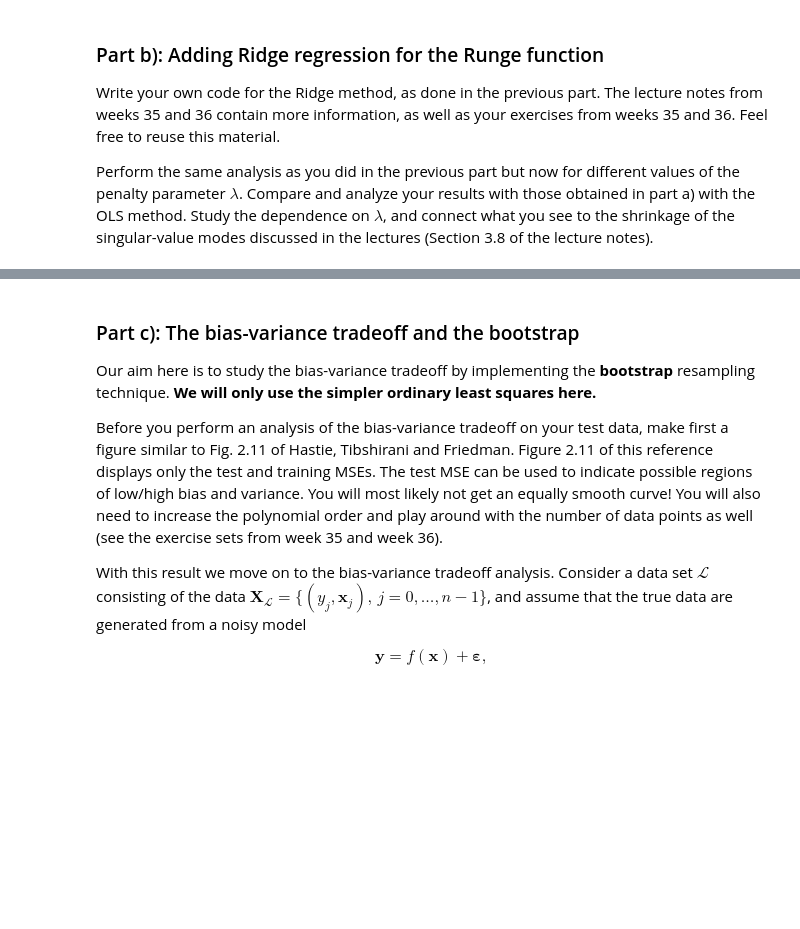
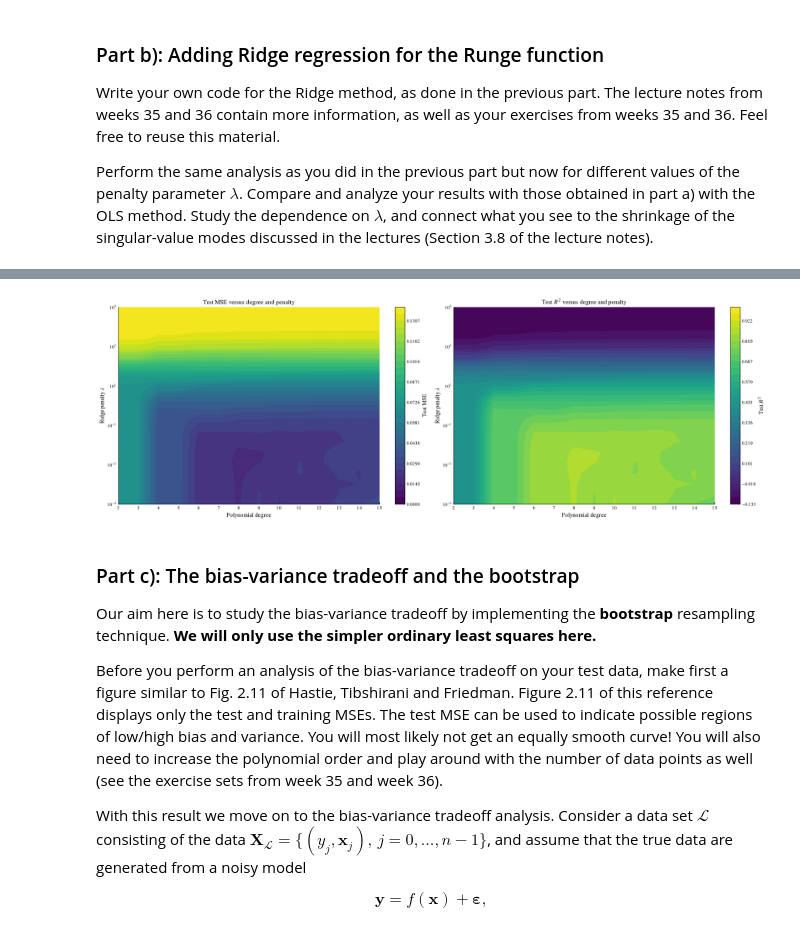
Before and after one commit to JOJ0O0O/MachineLearningUiO, a Jupyter notebook: doc/Projects/2026/Project1/Project1.ipynb, the cells around one changed output, grey strips where cells are left out. Cells and saved outputs as stored; diff of their text form; code cells hidden in the pictures; blank space fills up the shorter version.

```diff
--- a/doc/Projects/2026/Project1/Project1.ipynb
+++ b/doc/Projects/2026/Project1/Project1.ipynb
@@ -601,3 +641,60 @@ The best lambda, measured by having the lowest MSE is:  0.01767969594798034
+# %%
+# Testing Ridge with different polynomial degrees
+
+lams = np.logspace(-5, 5, 20)
+degrees = np.arange(2, 16)
+lams_grid, degrees_grid = np.meshgrid(lams, degrees, indexing="ij")
+
+mse_grid = np.empty_like(lams_grid, dtype=float)
+r2_grid = np.empty_like(lams_grid, dtype=float)
+
+for j, degree in enumerate(degrees):
+    MSEtest, R2test, MSEtrain, R2train, theta = lamrange(
+        lams, degree, xtrain, xTest, ytrain, ytest
+    )
+    mse_grid[:, j] = MSEtest
+    r2_grid[:, j] = R2test
+
+# Keep the report's clipping range while using the observed range for clarity.
+mse_plot = np.clip(mse_grid, 0.0, 100.0)
+r2_plot = np.clip(r2_grid, r2_grid.min(), 1.0)
+mse_min, mse_max = mse_plot.min(), mse_plot.max()
+mse_levels = np.linspace(0, mse_max, 30)
+r2_levels = np.linspace(r2_grid.min(), 1.0, 30)
+
+fig, axes = plt.subplots(1, 2, figsize=(18, 6), constrained_layout=True)
+
+cf1 = axes[0].contourf(
+    degrees_grid,
+    lams_grid,
+    mse_plot,
+    levels=mse_levels,
+    cmap="viridis",
+)
+fig.colorbar(cf1, ax=axes[0], label="Test MSE")
+axes[0].set_xlabel("Polynomial degree")
+axes[0].set_ylabel(r"Ridge penalty $\lambda$")
+axes[0].set_title("Test MSE versus degree and penalty")
+axes[0].set_xticks(degrees)
+axes[0].set_yscale("log")
+
+cf2 = axes[1].contourf(
+    degrees_grid,
+    lams_grid,
+    r2_plot,
+    levels=r2_levels,
+    cmap="viridis",
+)
+fig.colorbar(cf2, ax=axes[1], label=r"Test $R^2$")
+axes[1].set_xlabel("Polynomial degree")
+axes[1].set_ylabel(r"Ridge penalty $\lambda$")
+axes[1].set_title(r"Test $R^2$ versus degree and penalty")
+axes[1].set_xticks(degrees)
+axes[1].set_yscale("log")
+
+plt.savefig("./Project1_taskb_degree_lambda.pdf")
+# %% [output]
+[figure, added]
 # %% [markdown]
 ### Part c): The bias-variance tradeoff and the bootstrap
 
```
Also changed, not shown: parts of 6 cells of this notebook, 5 other files.
